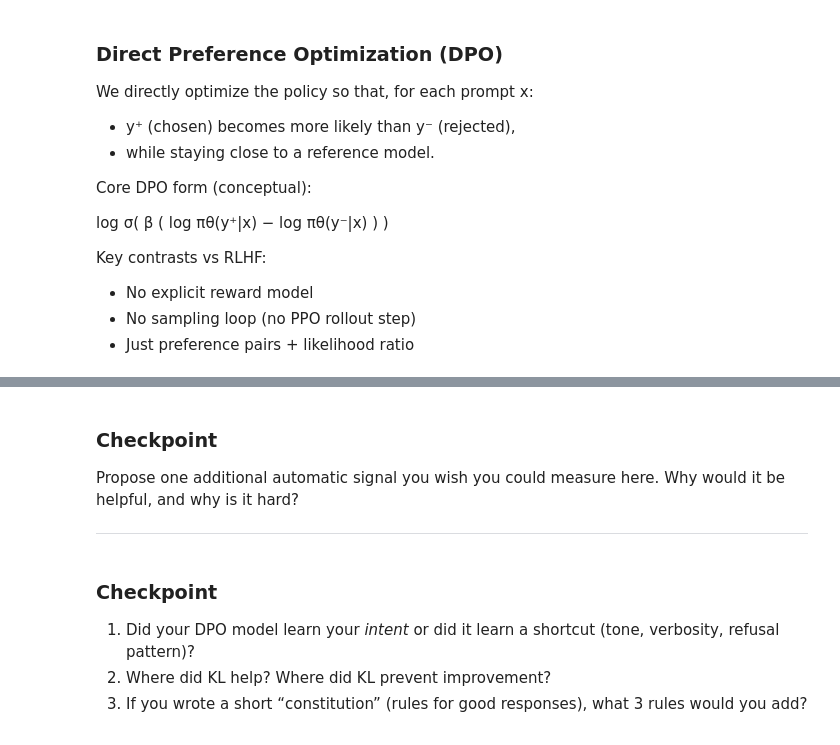
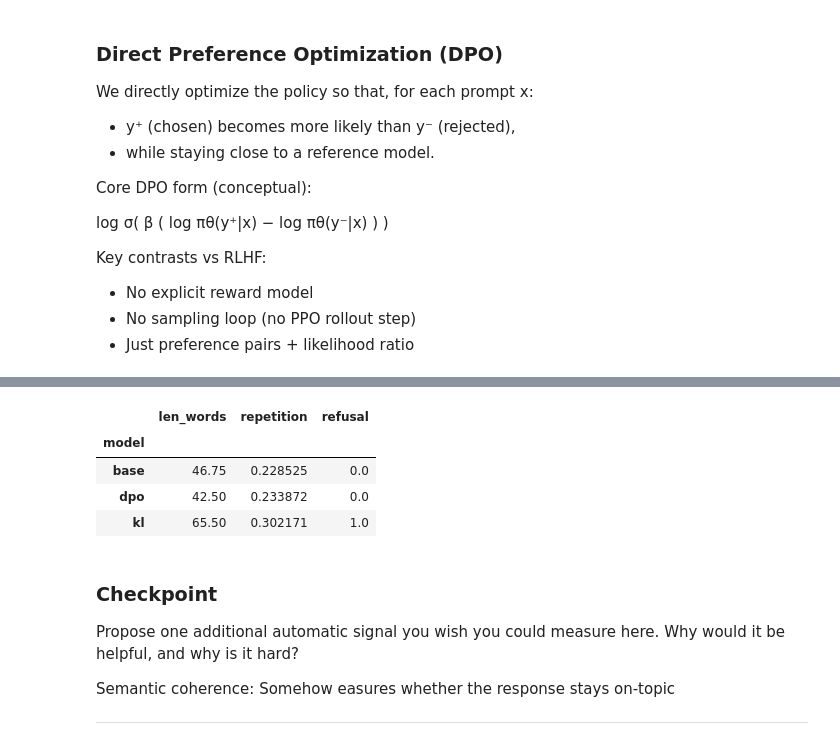
Before and after one commit to burakdon/intro_modern_rl, a Jupyter notebook: lab7/lab7.ipynb, the cells around one changed output, grey strips where cells are left out. Cells and saved outputs as stored; diff of their text form; code cells hidden in the pictures.

```diff
--- a/lab7/lab7.ipynb
+++ b/lab7/lab7.ipynb
@@ -190,5 +185,5 @@ If β is very large: The loss is dominated by KL, so the model stays close to th
 # %%
-beta = 0.05          # KL strength (try 0.01–0.2)
+beta = 0.2          # KL strength (try 0.01–0.2)
 lr = 5e-5
 steps = min(30, len(train_pairs) * 3)
 
@@ -364,48 +441,69 @@ def repetition_score(text: str) -> float:
     unique = len(set(toks))
     return 1.0 - (unique / len(toks))  # higher = more repetition
 
-REFUSAL_PHRASES = #TODO (example: "unable to")
+#TODO (example: "unable to")
+REFUSAL_PHRASES = [
+    "unable to",
+    "cannot",
+    "can't",
+    "i'm not able to",
+    "i don't",
+    "i'm sorry but",
+    "i'm sorry, but",
+    "i cannot",
+    "i can't",
+    "i'm unable",
+    "not able to",
+    "don't have",
+    "i don't have",
+    "i'm not",
+    "i cannot provide",
+    "i can't provide",
+    "i'm not allowed",
+    "i cannot answer",
+    "i can't answer"
+]
 
 def refusal_flag(text: str) -> int:
     t = text.lower()
     return int(any(ph in t for ph in REFUSAL_PHRASES))
 
 def eval_models(prompts):
     rows = []
     for p in prompts:
         outs = {
             "base": generate(base_model, p, seed=2),
             "kl":   generate(policy_kl,  p, seed=2),
             "dpo":  generate(dpo_model,  p, seed=2),
         }
         for name, out in outs.items():
             rows.append({
                 "model": name,
                 "prompt": p[:60] + ("..." if len(p) > 60 else ""),
                 "len_words": len(out.split()),
                 "repetition": repetition_score(out),
                 "refusal": refusal_flag(out),
             })
     return rows
 
 rows = eval_models(heldout_prompts)
 
 # summarize
 import pandas as pd
 df = pd.DataFrame(rows)
 df.groupby("model")[["len_words","repetition","refusal"]].mean()
+# %% [output]
+|  | len_words | repetition | refusal |
+| model |  |  |  |
+| base | 46.75 | 0.228525 | 0.0 |
+| dpo | 42.50 | 0.233872 | 0.0 |
+| kl | 65.50 | 0.302171 | 1.0 |
 # %% [markdown]
 ### Checkpoint
 
 Propose one additional automatic signal you wish you could measure here.
 Why would it be helpful, and why is it hard?
 
-
+Semantic coherence: Somehow easures whether the response stays on-topic
 
 ---
-# %% [markdown]
-### Checkpoint
-
-1) Did your DPO model learn your *intent* or did it learn a shortcut (tone, verbosity, refusal pattern)?
-2) Where did KL help? Where did KL prevent improvement?
-3) If you wrote a short “constitution” (rules for good responses), what 3 rules would you add?
```
Also changed, not shown: parts of 13 cells of this notebook.
